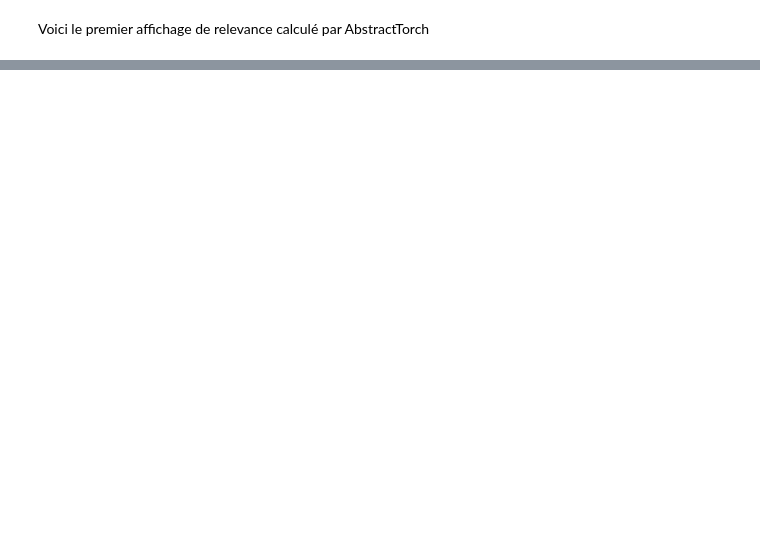
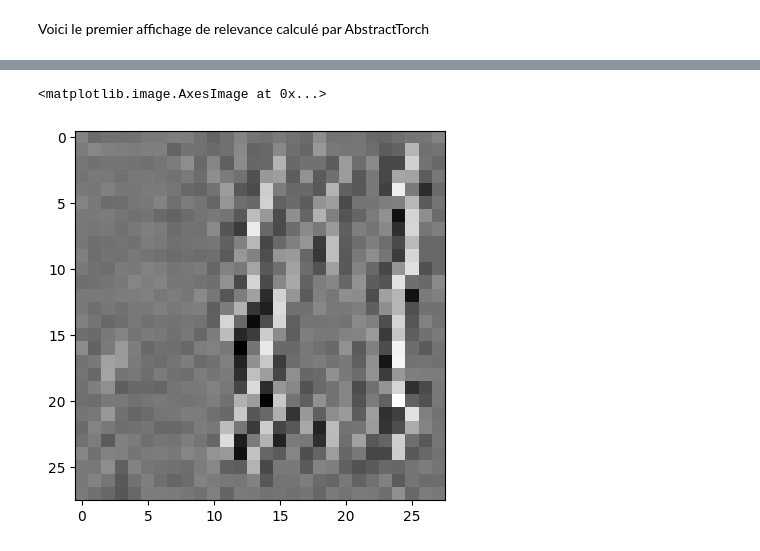
Before and after one commit to guillaume117/AbstractTorch, a Jupyter notebook: notebook/protoV1.ipynb, the cells around one changed output, grey strips where cells are left out. Drawn from its saved outputs; the diff is of its cells as text; code cells hidden in the pictures; blank space fills up the shorter version.

```diff
--- a/notebook/protoV1.ipynb
+++ b/notebook/protoV1.ipynb
@@ -295,0 +376,2 @@ plt.colorbar()
+# %%
+img = torch.randn(1, 28, 28)
@@ -295,0 +430,7 @@ plt.colorbar()
+# %%
+img_2 = img
+# %%
+plt.imshow(img_2[0],cmap = 'grey')
+# %% [output]
+<matplotlib.image.AxesImage at 0x...>
+[figure, added]
```
Also changed, not shown: parts of 14 cells of this notebook, 3 other files.
